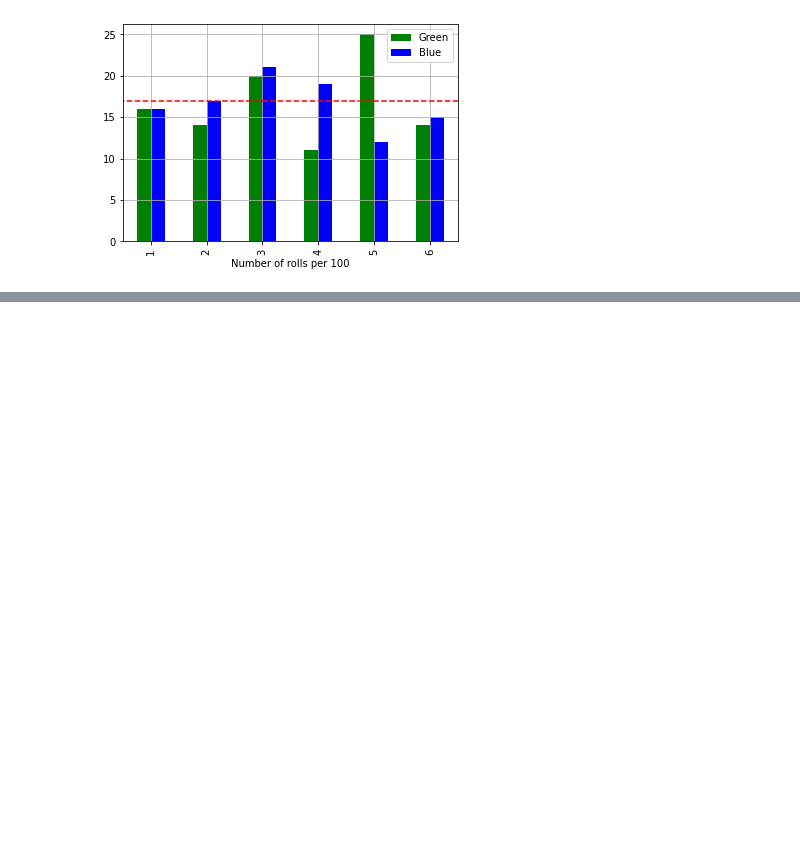
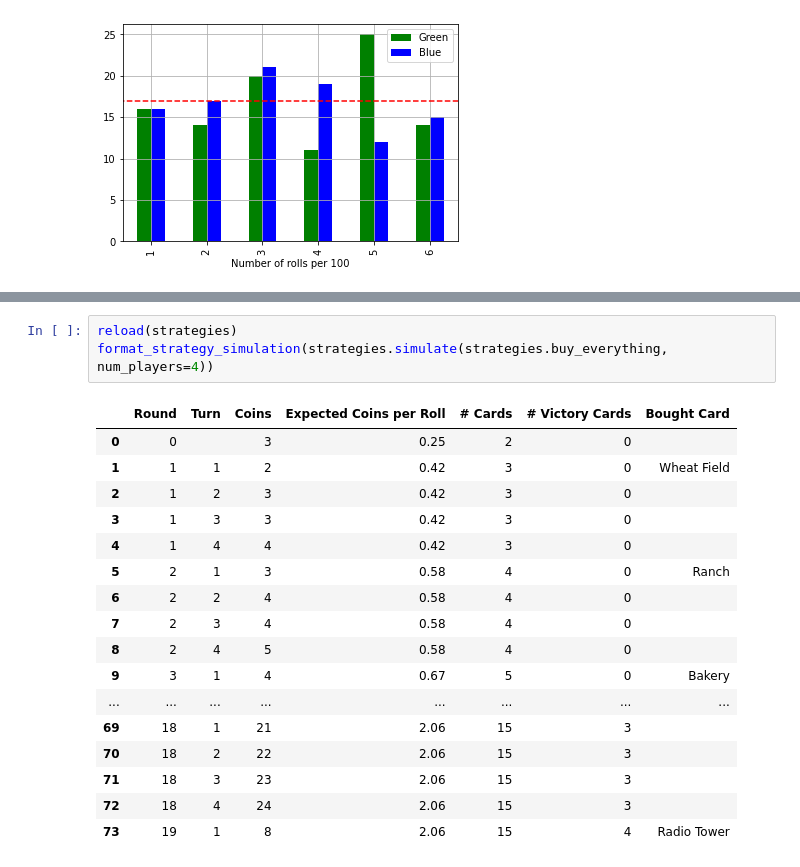
Before and after one commit to brcrista/Machi-Koro-Analysis, a Jupyter notebook: src/analysis.ipynb, the cells around one changed output, grey strips where cells are left out. Drawn from its saved outputs; the diff is of its cells as text; blank space fills up the shorter version.

```diff
--- a/src/analysis.ipynb
+++ b/src/analysis.ipynb
@@ -228,0 +256,21 @@ strategies.simulate(strategies.to_strategy(buy_nothing), num_players=2)
+# %%
+reload(strategies)
+format_strategy_simulation(strategies.simulate(strategies.buy_everything, num_players=4))
+# %% [output]
+|  | Round | Turn | Coins | Expected Coins per Roll | # Cards | # Victory Cards | Bought Card |
+| 0 | 0 |  | 3 | 0.25 | 2 | 0 |  |
+| 1 | 1 | 1 | 2 | 0.42 | 3 | 0 | Wheat Field |
+| 2 | 1 | 2 | 3 | 0.42 | 3 | 0 |  |
+| 3 | 1 | 3 | 3 | 0.42 | 3 | 0 |  |
+| 4 | 1 | 4 | 4 | 0.42 | 3 | 0 |  |
+| 5 | 2 | 1 | 3 | 0.58 | 4 | 0 | Ranch |
+| 6 | 2 | 2 | 4 | 0.58 | 4 | 0 |  |
+| 7 | 2 | 3 | 4 | 0.58 | 4 | 0 |  |
+| 8 | 2 | 4 | 5 | 0.58 | 4 | 0 |  |
+| 9 | 3 | 1 | 4 | 0.67 | 5 | 0 | Bakery |
+| ... | ... | ... | ... | ... | ... | ... | ... |
+| 69 | 18 | 1 | 21 | 2.06 | 15 | 3 |  |
+| 70 | 18 | 2 | 22 | 2.06 | 15 | 3 |  |
+| 71 | 18 | 3 | 23 | 2.06 | 15 | 3 |  |
+| 72 | 18 | 4 | 24 | 2.06 | 15 | 3 |  |
+| 73 | 19 | 1 | 8 | 2.06 | 15 | 4 | Radio Tower |
```
Also changed, not shown: parts of 11 cells of this notebook, 2 other files.
